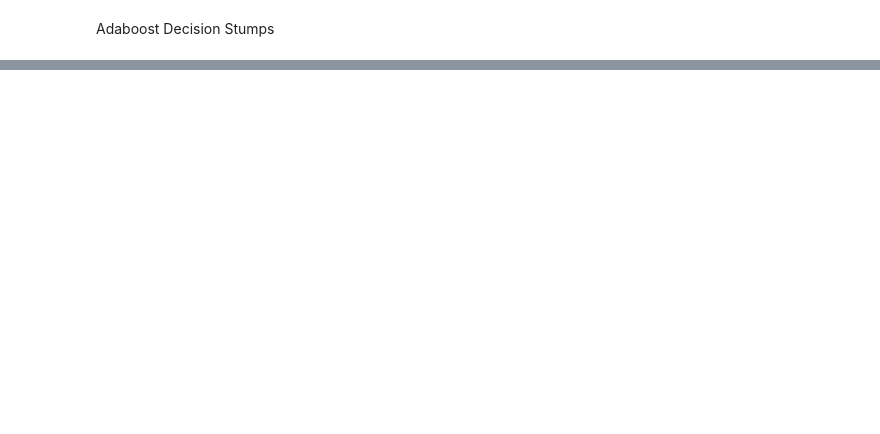
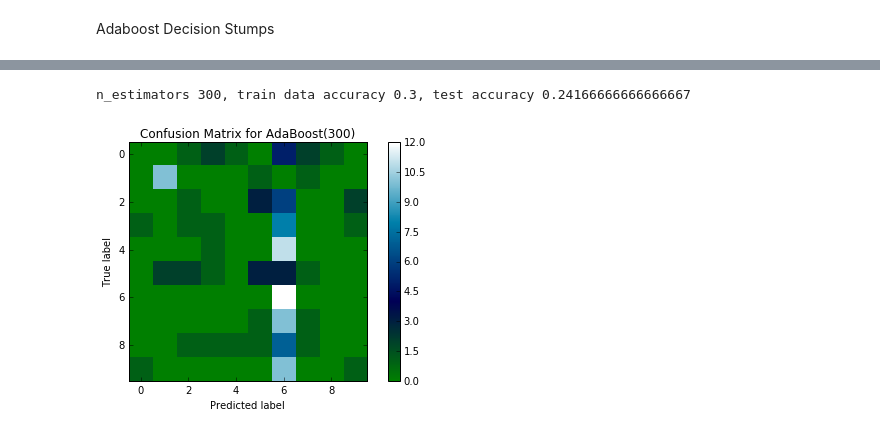
Before and after one commit to PrincetonUniversity/vox-music-classification, a Jupyter notebook: notebooks/fv-decisionstumps.ipynb, the cells around one changed output, grey strips where cells are left out. Saved outputs shown, nothing was run; the diff lists cells and outputs as text; code cells hidden in the pictures; blank space fills up the shorter version.

```diff
--- a/notebooks/fv-decisionstumps.ipynb
+++ b/notebooks/fv-decisionstumps.ipynb
@@ -160,0 +55,14 @@ numStumps 500, train data accuracy 0.1825, test accuracy 0.15
+# %%
+trX, teX, trY, teY = train_test_split(X, Y, stratify=Y,
+                                      random_state=1, test_size=(1/8))
+
+stumps = AdaBoostClassifier(n_estimators=300, base_estimator=DecisionTreeClassifier(max_depth=1))
+stumps.fit(trX, trY)
+
+print('n_estimators {}, train data accuracy {}, test accuracy {}'.format(
+        300, stumps.score(trX, trY), stumps.score(teX, teY)))
+plot_confusion_matrix(confusion_matrix(teY, stumps.predict(teX)), title='Confusion Matrix for AdaBoost(300)')
+plt.show()
+# %% [output]
+n_estimators 300, train data accuracy 0.3, test accuracy 0.24166666666666667
+[figure, added]
```
Also changed, not shown: parts of 9 cells of this notebook, 7 other files.
